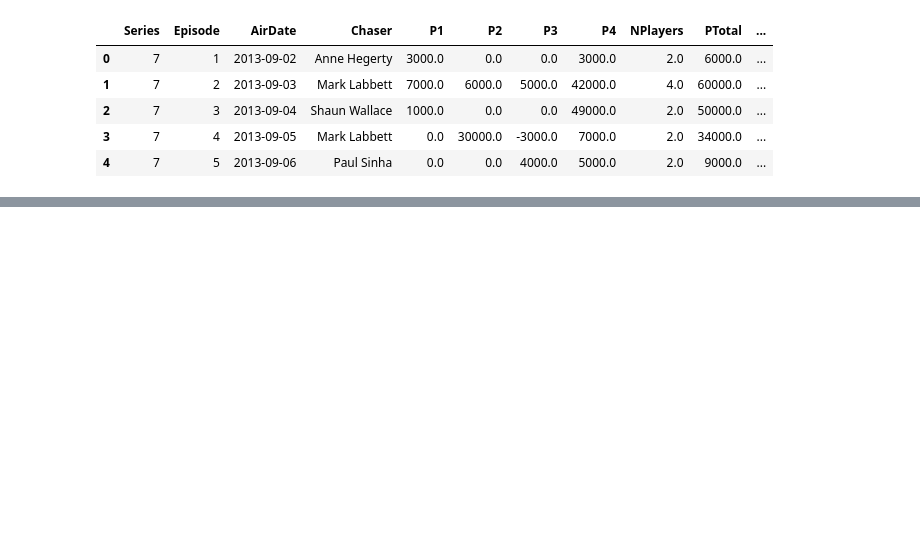
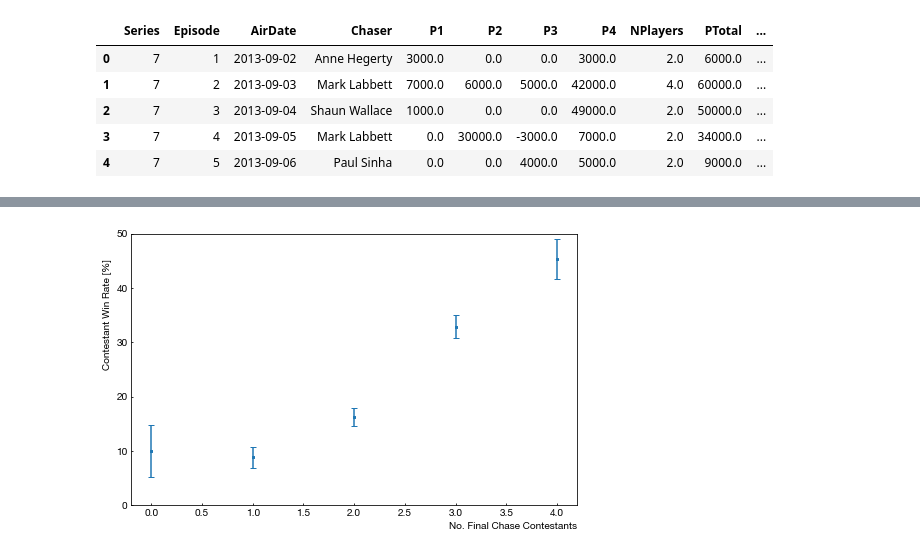
Before and after one commit to hjlyons/ClassicProjects, a Jupyter notebook: TheChase/Simple_EDA.ipynb, the cells around one changed output, grey strips where cells are left out. Drawn from its saved outputs; the diff is of its cells as text; code cells hidden in the pictures; blank space fills up the shorter version.

```diff
--- a/TheChase/Simple_EDA.ipynb
+++ b/TheChase/Simple_EDA.ipynb
@@ -90,0 +88,4 @@ Some interesting drops appearing at 18 and 26 (though this is likely just statis
+# %%
+plot_groupby_winrates(df.groupby(['NPlayers']), xlabel="No. Final Chase Contestants", ylabel="Contestant Win Rate [%]", ylim=[0,50])
+# %% [output]
+[figure, added]
```
Also changed, not shown: parts of 20 cells of this notebook.
